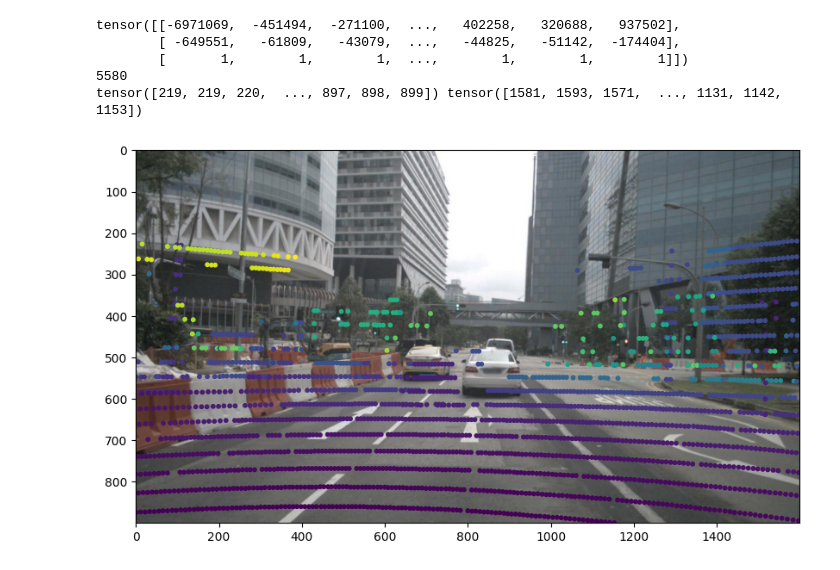
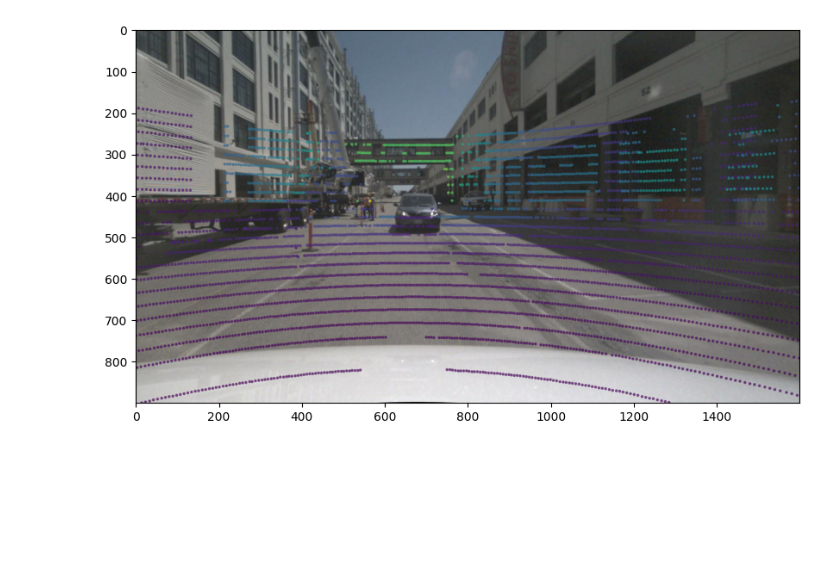
Before and after one commit to chengzegang/occupancy, a Jupyter notebook: draft2.ipynb, the cells around one changed output. Drawn from its saved outputs; the diff is of its cells as text; code cells hidden in the pictures; blank space fills up the shorter version.

```diff
--- a/draft2.ipynb
+++ b/draft2.ipynb
@@ -5,12 +5,12 @@ import torch.nn.functional as F
 import matplotlib.pyplot as plt
 # %%
 
-from occupancy.datasets.nuscenes import NuscenesDataset
+from occupancy.datasets import NuScenesDataset
 from nuscenes.nuscenes import NuScenes
-nusc = NuscenesDataset(
+nusc = NuScenesDataset(
     version='v1.0-trainval',
     data_dir='/mnt/f/datasets/nuscenes/',
     verbose=True)
 # %%
-data = nusc[120]
+data = nusc[5000]
 # %%
@@ -38,13 +63,8 @@ tensor(-1.5708)
 # %%
-fig = data.view_pointcloud_on_image(data.cam_front, data.lidar_top)
+fig = data.view_pointcloud_on_image(data.cam_back, data.lidar_top)
 fig
 # %% [output]
-tensor([[-6971069,  -451494,  -271100,  ...,   402258,   320688,   937502],
-        [ -649551,   -61809,   -43079,  ...,   -44825,   -51142,  -174404],
-        [       1,        1,        1,  ...,        1,        1,        1]])
-5580
-tensor([219, 219, 220,  ..., 897, 898, 899]) tensor([1581, 1593, 1571,  ..., 1131, 1142, 1153])
-[figure, old version]
+[figure, new version]
 # %%
 from torch import Tensor
 from occupancy.datasets.nuscenes import NuScenesImage, NuScenesPointCloud
```
Also changed, not shown: parts of 10 cells of this notebook, 11 other files.
